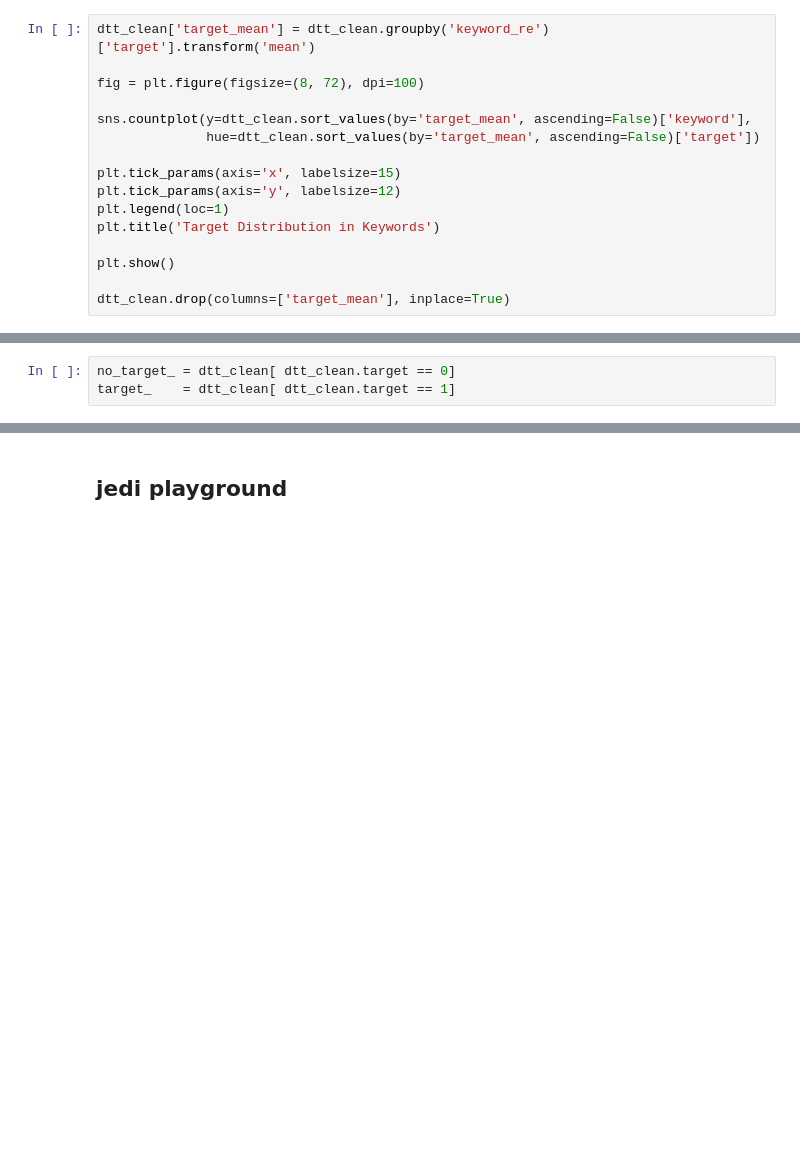
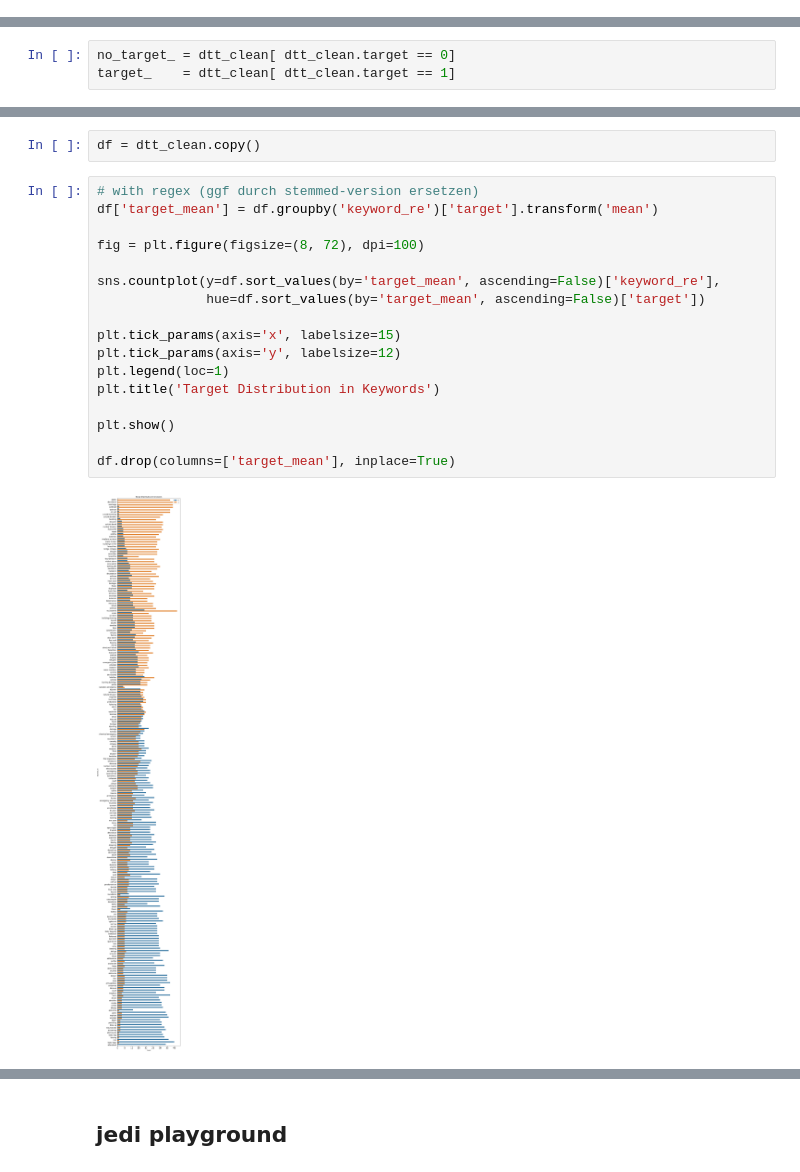
Before and after one commit to TTD-JPO/TDD-project, a Jupyter notebook: Main_TweetDisasterDetection.ipynb, the cells around one changed output, grey strips where cells are left out. Cells and saved outputs as stored; diff of their text form; blank space fills up the shorter version.

```diff
--- a/Main_TweetDisasterDetection.ipynb
+++ b/Main_TweetDisasterDetection.ipynb
@@ -298,16 +285,0 @@ dtt_clean['keyword_low'] = keyword_low
-# %%
-dtt_clean['target_mean'] = dtt_clean.groupby('keyword_re')['target'].transform('mean')
-
-fig = plt.figure(figsize=(8, 72), dpi=100)
-
-sns.countplot(y=dtt_clean.sort_values(by='target_mean', ascending=False)['keyword'],
-              hue=dtt_clean.sort_values(by='target_mean', ascending=False)['target'])
-
-plt.tick_params(axis='x', labelsize=15)
-plt.tick_params(axis='y', labelsize=12)
-plt.legend(loc=1)
-plt.title('Target Distribution in Keywords')
-
-plt.show()
-
-dtt_clean.drop(columns=['target_mean'], inplace=True)
@@ -378,0 +323,21 @@ target_    = dtt_clean[ dtt_clean.target == 1]
+# %%
+df = dtt_clean.copy()
+# %%
+# with regex (ggf durch stemmed-version ersetzen)
+df['target_mean'] = df.groupby('keyword_re')['target'].transform('mean')
+
+fig = plt.figure(figsize=(8, 72), dpi=100)
+
+sns.countplot(y=df.sort_values(by='target_mean', ascending=False)['keyword_re'],
+              hue=df.sort_values(by='target_mean', ascending=False)['target'])
+
+plt.tick_params(axis='x', labelsize=15)
+plt.tick_params(axis='y', labelsize=12)
+plt.legend(loc=1)
+plt.title('Target Distribution in Keywords')
+
+plt.show()
+
+df.drop(columns=['target_mean'], inplace=True)
+# %% [output]
+[figure, added]
```
Also changed, not shown: parts of 53 cells of this notebook.
